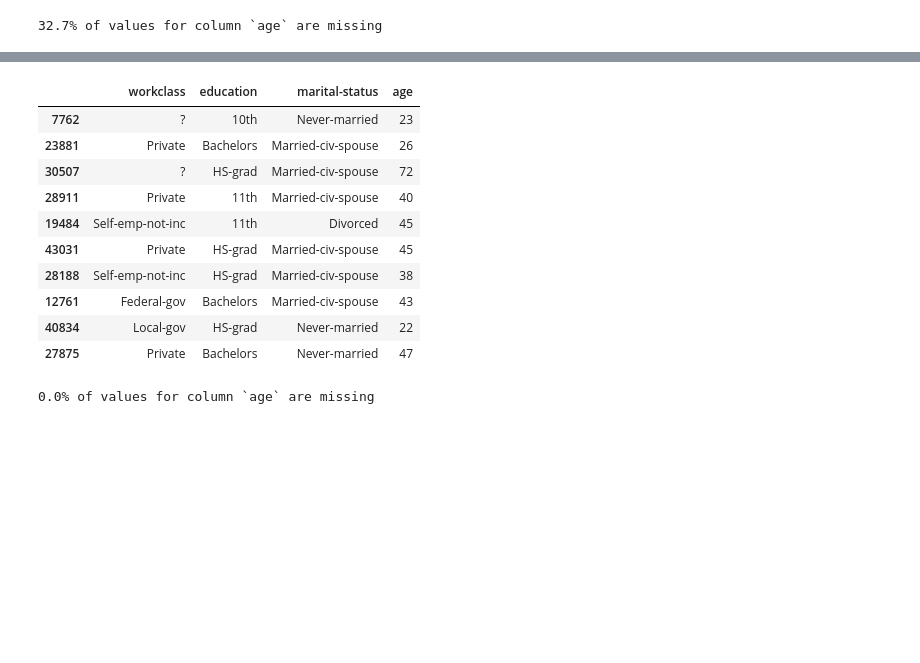
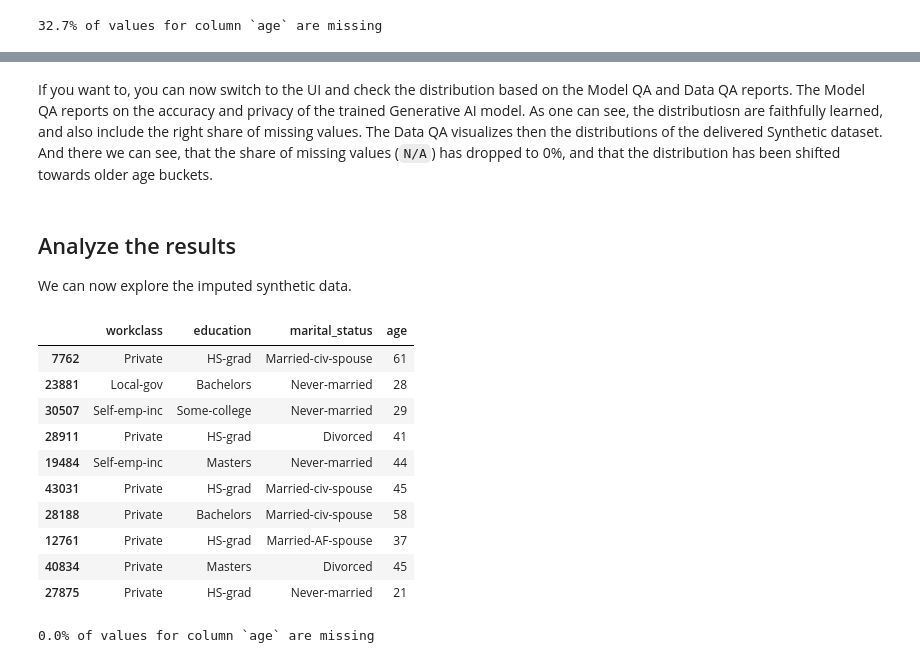
Before and after one commit to mostly-ai/mostly-tutorials, a Jupyter notebook: smart-imputation/smart-imputation.ipynb, the cells around one changed output, grey strips where cells are left out. Cells and saved outputs as stored; diff of their text form; code cells hidden in the pictures; blank space fills up the shorter version.

```diff
--- a/smart-imputation/smart-imputation.ipynb
+++ b/smart-imputation/smart-imputation.ipynb
@@ -88,0 +73,10 @@ read synthetic data with 48,842 records and 10 attributes
+# %%
+#!pip install mostlyai
+
+from mostlyai import MostlyAI
+
+# initialize client
+mostly = MostlyAI(api_key='INSERT_YOUR_API_KEY')
+
+# train a generator on the original training data
+g = mostly.train(data=tgt, name='Smart Imputation Tutorial - Census')
@@ -88,0 +90,17 @@ read synthetic data with 48,842 records and 10 attributes
+# %%
+# generate a synthetic dataset, apply smart imputation for the age column
+config = {
+    'name': 'Smart Imputation Tutorial - Census',
+    'tables': [
+        {'name': 'data',
+            'configuration': {
+                'imputation': ['age']
+            }
+        }
+    ]
+}
+sd = mostly.generate(g, config=config)
+
+# start using it
+syn = sd.data()
+print(f"Created synthetic data with {syn.shape[0]:,} records and {syn.shape[1]:,} attributes")
@@ -89,18 +115,24 @@ read synthetic data with 48,842 records and 10 attributes
+# %% [markdown]
+If you want to, you can now switch to the UI and check the distribution based on the Model QA and Data QA reports. The Model QA reports on the accuracy and privacy of the trained Generative AI model. As one can see, the distributiosn are faithfully learned, and also include the right share of missing values. The Data QA visualizes then the distributions of the delivered Synthetic dataset. And there we can see, that the share of missing values (`N/A`) has dropped to 0%, and that the distribution has been shifted towards older age buckets.
+# %% [markdown]
+## Analyze the results
+
+We can now explore the imputed synthetic data.
 # %%
 # show some synthetic samples
-syn[['workclass', 'education', 'marital-status', 'age']].sample(n=10, random_state=42)
+syn[['workclass', 'education', 'marital_status', 'age']].sample(n=10, random_state=42)
 # %% [output]
-|  | workclass | education | marital-status | age |
-| 7762 | ? | 10th | Never-married | 23 |
-| 23881 | Private | Bachelors | Married-civ-spouse | 26 |
-| 30507 | ? | HS-grad | Married-civ-spouse | 72 |
-| 28911 | Private | 11th | Married-civ-spouse | 40 |
-| 19484 | Self-emp-not-inc | 11th | Divorced | 45 |
+|  | workclass | education | marital_status | age |
+| 7762 | Private | HS-grad | Married-civ-spouse | 61 |
+| 23881 | Local-gov | Bachelors | Never-married | 28 |
+| 30507 | Self-emp-inc | Some-college | Never-married | 29 |
+| 28911 | Private | HS-grad | Divorced | 41 |
+| 19484 | Self-emp-inc | Masters | Never-married | 44 |
 | 43031 | Private | HS-grad | Married-civ-spouse | 45 |
-| 28188 | Self-emp-not-inc | HS-grad | Married-civ-spouse | 38 |
-| 12761 | Federal-gov | Bachelors | Married-civ-spouse | 43 |
-| 40834 | Local-gov | HS-grad | Never-married | 22 |
-| 27875 | Private | Bachelors | Never-married | 47 |
+| 28188 | Private | Bachelors | Married-civ-spouse | 58 |
+| 12761 | Private | HS-grad | Married-AF-spouse | 37 |
+| 40834 | Private | Masters | Divorced | 45 |
+| 27875 | Private | HS-grad | Never-married | 21 |
 # %%
 # report share of missing values for column `age`
 print(f"{syn['age'].isna().mean():.1%} of values for column `age` are missing")
```
Also changed, not shown: parts of 14 cells of this notebook, 7 other files.
